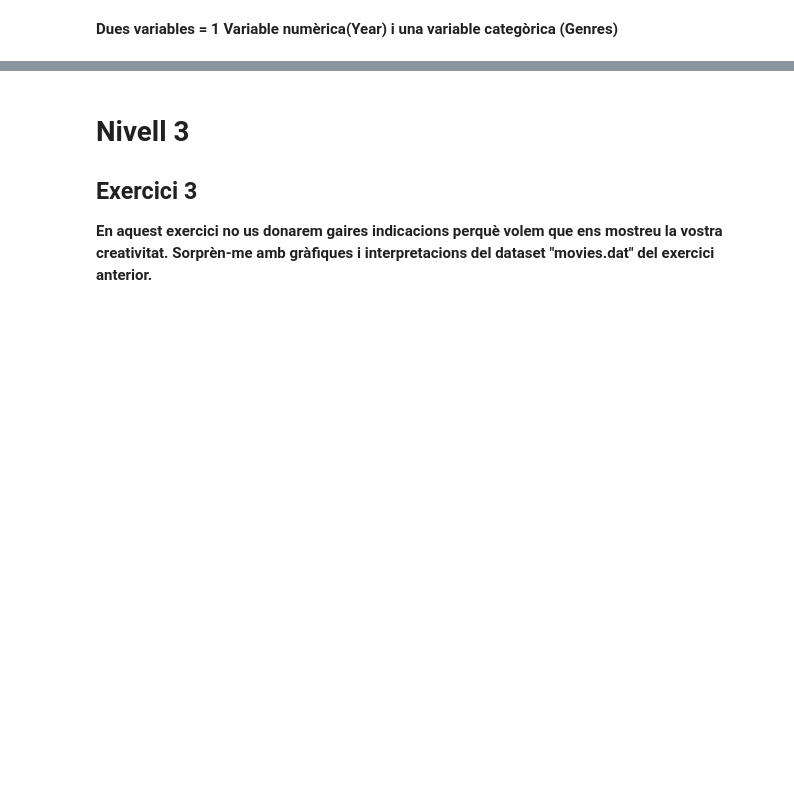
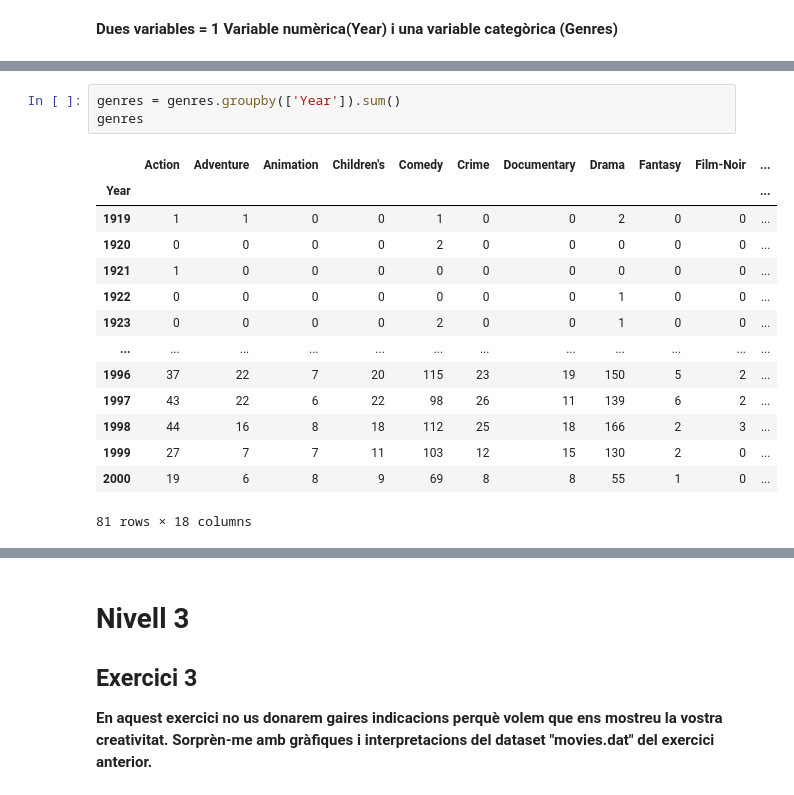
Before and after one commit to Dapina28/Visualitzaci-gr-fica-de-M-ltiples-variables, a Jupyter notebook: S03 T02 Visualitzacio grafica de Multiples variables.ipynb, the cells around one changed output, grey strips where cells are left out. Saved outputs shown, nothing was run; the diff lists cells and outputs as text; blank space fills up the shorter version.

```diff
--- a/S03 T02 Visualitzacio grafica de Multiples variables.ipynb
+++ b/S03 T02 Visualitzacio grafica de Multiples variables.ipynb
@@ -327,0 +356,18 @@ AttributeError: module 'seaborn' has no attribute 'histplot'
+# %%
+genres = genres.groupby(['Year']).sum()
+genres
+# %% [output]
+|  | Action | Adventure | Animation | Children's | Comedy | Crime | Documentary | Drama | Fantasy | Film-Noir | ... |
+| Year |  |  |  |  |  |  |  |  |  |  | ... |
+| 1919 | 1 | 1 | 0 | 0 | 1 | 0 | 0 | 2 | 0 | 0 | ... |
+| 1920 | 0 | 0 | 0 | 0 | 2 | 0 | 0 | 0 | 0 | 0 | ... |
+| 1921 | 1 | 0 | 0 | 0 | 0 | 0 | 0 | 0 | 0 | 0 | ... |
+| 1922 | 0 | 0 | 0 | 0 | 0 | 0 | 0 | 1 | 0 | 0 | ... |
+| 1923 | 0 | 0 | 0 | 0 | 2 | 0 | 0 | 1 | 0 | 0 | ... |
+| ... | ... | ... | ... | ... | ... | ... | ... | ... | ... | ... | ... |
+| 1996 | 37 | 22 | 7 | 20 | 115 | 23 | 19 | 150 | 5 | 2 | ... |
+| 1997 | 43 | 22 | 6 | 22 | 98 | 26 | 11 | 139 | 6 | 2 | ... |
+| 1998 | 44 | 16 | 8 | 18 | 112 | 25 | 18 | 166 | 2 | 3 | ... |
+| 1999 | 27 | 7 | 7 | 11 | 103 | 12 | 15 | 130 | 2 | 0 | ... |
+| 2000 | 19 | 6 | 8 | 9 | 69 | 8 | 8 | 55 | 1 | 0 | ... |
+81 rows × 18 columns
```
Also changed, not shown: parts of 17 cells of this notebook.
